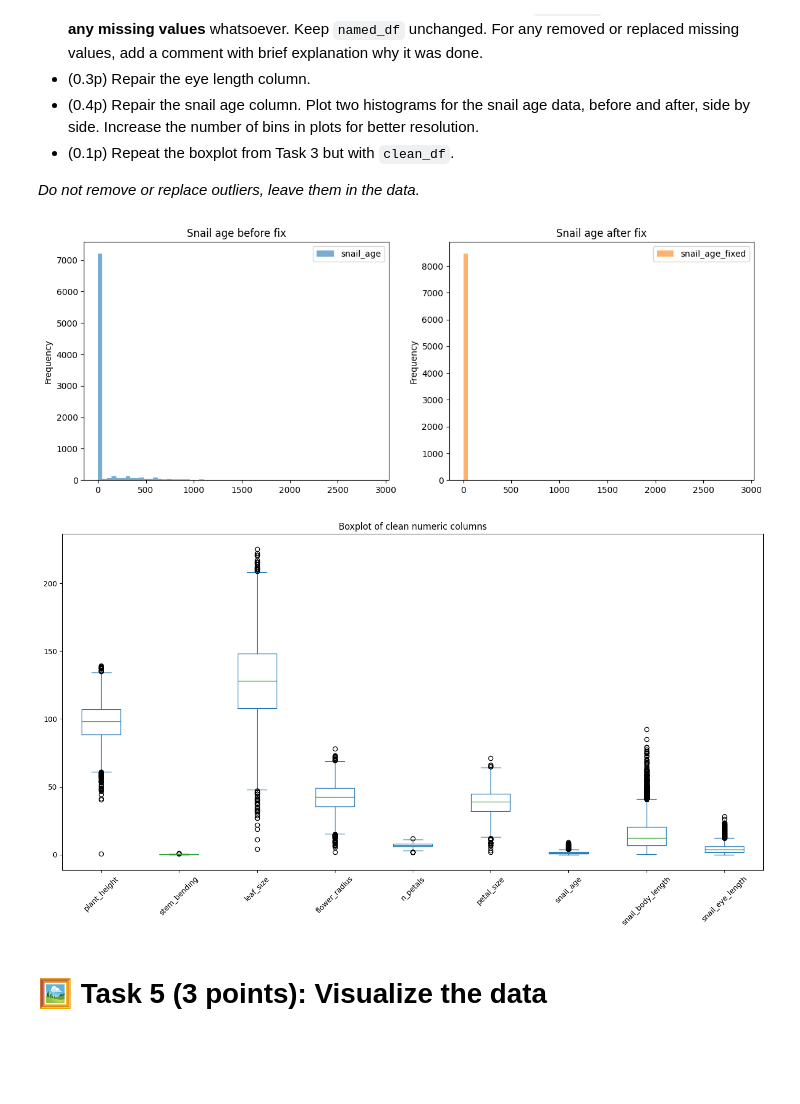
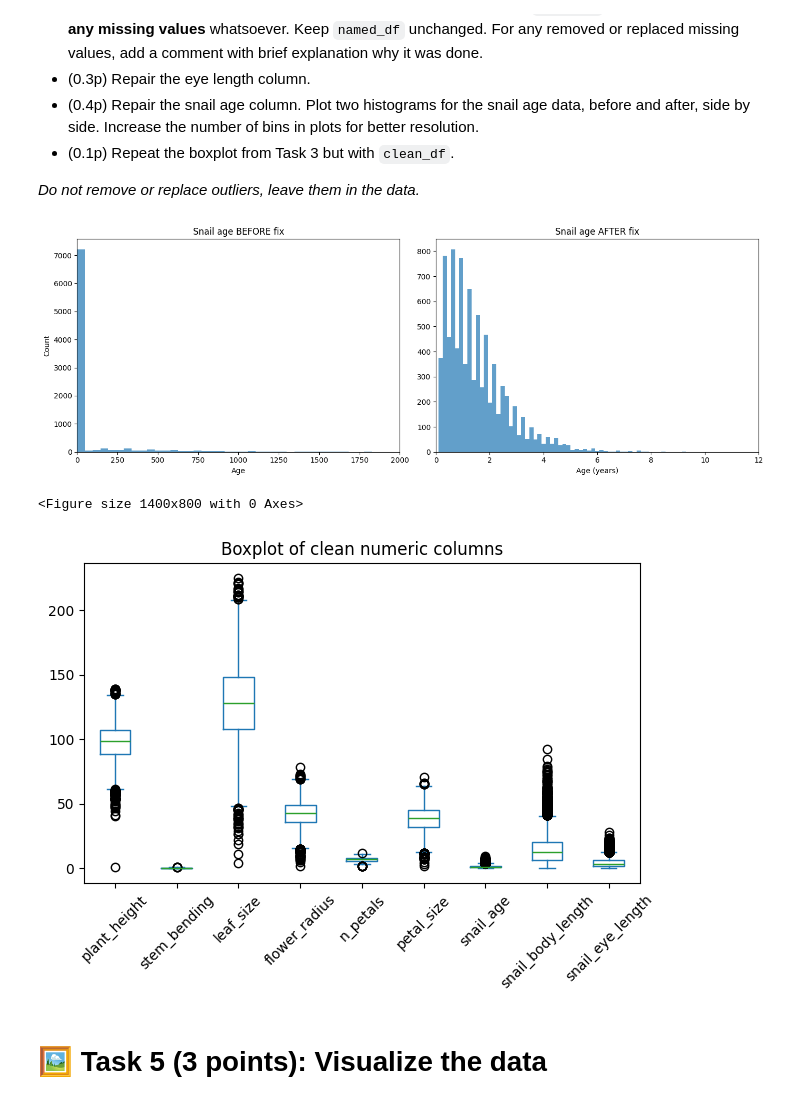
Before and after one commit to RugiTu-13/Python-N.D., a Jupyter notebook: Homework3.ipynb, the cells around one changed output. Cells and saved outputs as stored; diff of their text form; code cells hidden in the pictures; blank space fills up the shorter version.

```diff
--- a/Homework3.ipynb
+++ b/Homework3.ipynb
@@ -195,42 +195,55 @@ ________________
 # %%
 # your code
 clean_df = named_df.copy()
 def is_numeric(series):
   return np.issubdtype(series.dtype, np.number)
 
 for col in clean_df.columns:
   if not is_numeric(clean_df[col]):
     clean_df[col] = clean_df[col].fillna("N/A") #the row is kept, but the missing entry is replaced with N/A, because there's an impossible measurement
 clean_df = clean_df.dropna() #remaining NaN rows are removed (the ones that are forgotten measurements)
 
+#eye length column repait
 eye_col = "snail_eye_length"
 body_col = "snail_body_length"
 bad_eye_values = clean_df[eye_col] > 0.4 * clean_df[body_col]
 clean_df.loc[bad_eye_values, eye_col] = 0.2 * clean_df.loc[bad_eye_values, body_col]
 
+#age column repair ir histogramos
 age_col = "snail_age"
 clean_df["snail_age_fixed"] = clean_df[age_col].apply(lambda x: x / 365 if x > 15 else x)
-clean_df[[age_col, "snail_age_fixed"]].plot.hist(
-    bins = 60,
-    alpha=0.6,
-    figsize = (14, 5),
-    layout=(1, 2),
-    subplots = True,
-    title = ["Snail age before fix", "Snail age after fix"]
-)
+
+fig, axes = plt.subplots(1, 2, figsize = (14, 5))
+axes[0].hist(clean_df[age_col], bins=60, alpha=0.7)
+axes[0].set_title("Snail age BEFORE fix")
+axes[0].set_xlabel("Age")
+axes[0].set_ylabel("Count")
+axes[0].set_xlim(0, 2000)
+
+axes[1].hist(clean_df["snail_age_fixed"], bins=60, alpha=0.7)
+axes[1].set_title("Snail age AFTER fix")
+axes[1].set_xlabel("Age (years)")
+
+axes[1].set_xlim(0, 12)
+
+plt.tight_layout()
+plt.show()
 
 clean_df[age_col] = clean_df["snail_age_fixed"]
-clean_df = clean_df.drop(columns = ["snail_age_fixed"])
+clean_df = clean_df.drop(columns=["snail_age_fixed"])
 
-numeric_clean = clean_df.select_dtypes(include = 'number')
-ax2 = numeric_clean.plot.box(figsize = (14, 8), rot = 45)
+#boxplot
+numeric_clean = clean_df.select_dtypes(include='number')
+
+plt.figure(figsize=(14, 8))
+ax2 = numeric_clean.plot.box(rot=45)
 ax2.set_title("Boxplot of clean numeric columns")
-fig2 = ax2.get_figure()
-fig2.tight_layout()
-fig2.show()
+plt.tight_layout()
+plt.show()
 # %% [output]
-[figure, old version]
+[figure, new version]
+<Figure size 1400x800 with 0 Axes>
-[figure, old version]
+[figure, new version]
 # %%
 assert list(named_df.columns) == list(clean_df.columns)
 assert len(named_df) > len(clean_df)
```
